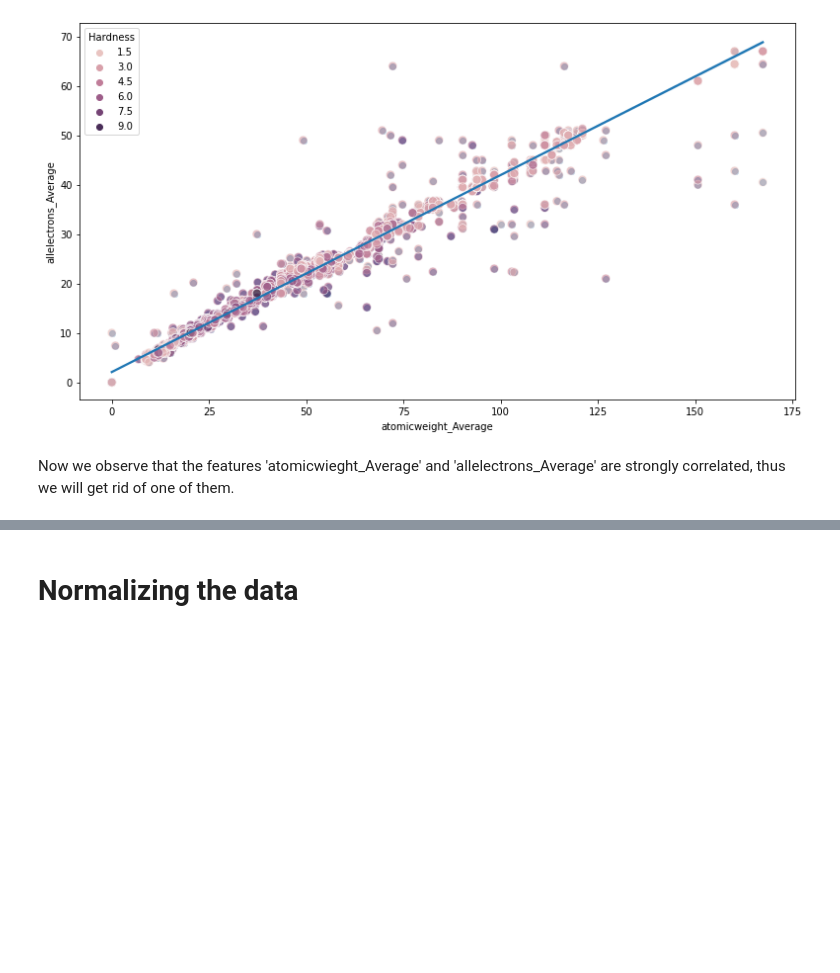
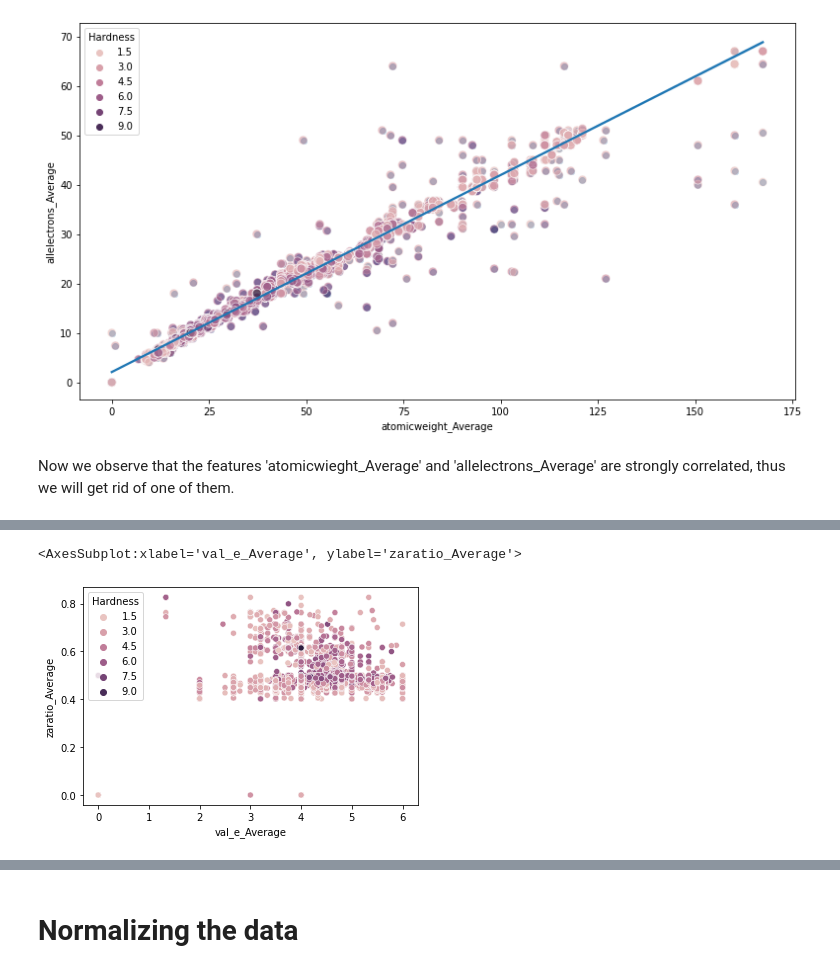
Before and after one commit to Mounice97/Portfolio, a Jupyter notebook: Competition_Regression_Mohs_Hardness/competition-nmohs_hardness.ipynb, the cells around one changed output, grey strips where cells are left out. Saved outputs shown, nothing was run; the diff lists cells and outputs as text; code cells hidden in the pictures; blank space fills up the shorter version.

```diff
--- a/Competition_Regression_Mohs_Hardness/competition-nmohs_hardness.ipynb
+++ b/Competition_Regression_Mohs_Hardness/competition-nmohs_hardness.ipynb
@@ -136,0 +162,7 @@ test = test.drop('allelectrons_Average', axis=1)
+# %%
+train = train.drop(list(train[train.allelectrons_Total > 1500].index))
+# %%
+sns.scatterplot(data=train, x='val_e_Average', y='zaratio_Average', hue='Hardness')
+# %% [output]
+<AxesSubplot:xlabel='val_e_Average', ylabel='zaratio_Average'>
+[figure, added]
```
Also changed, not shown: parts of 29 cells of this notebook, 6 other files.
